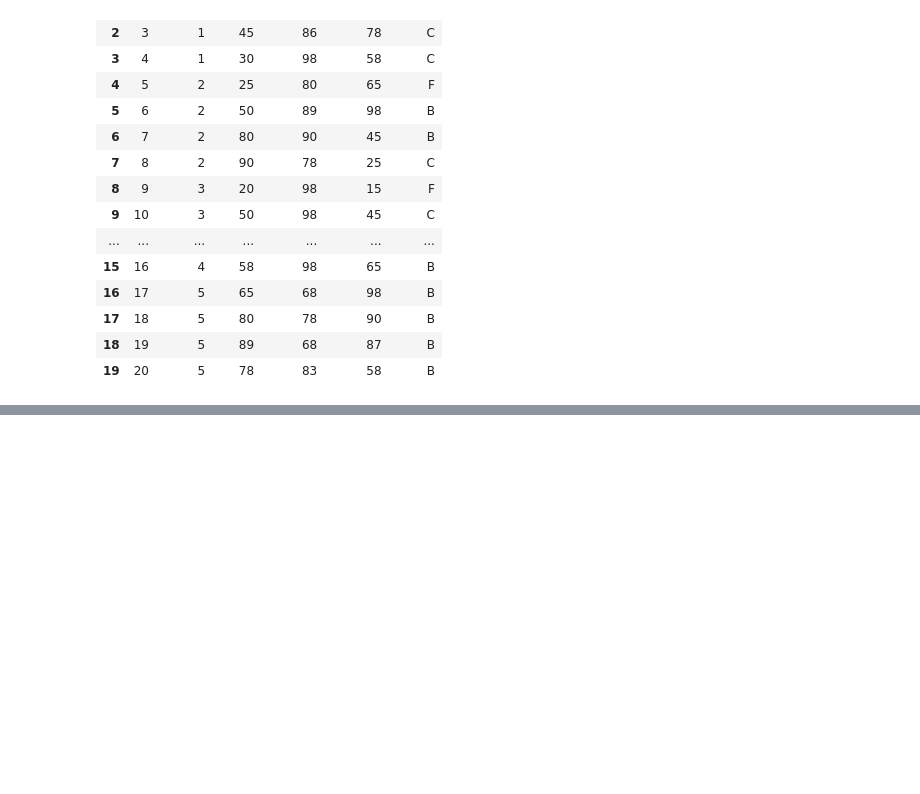
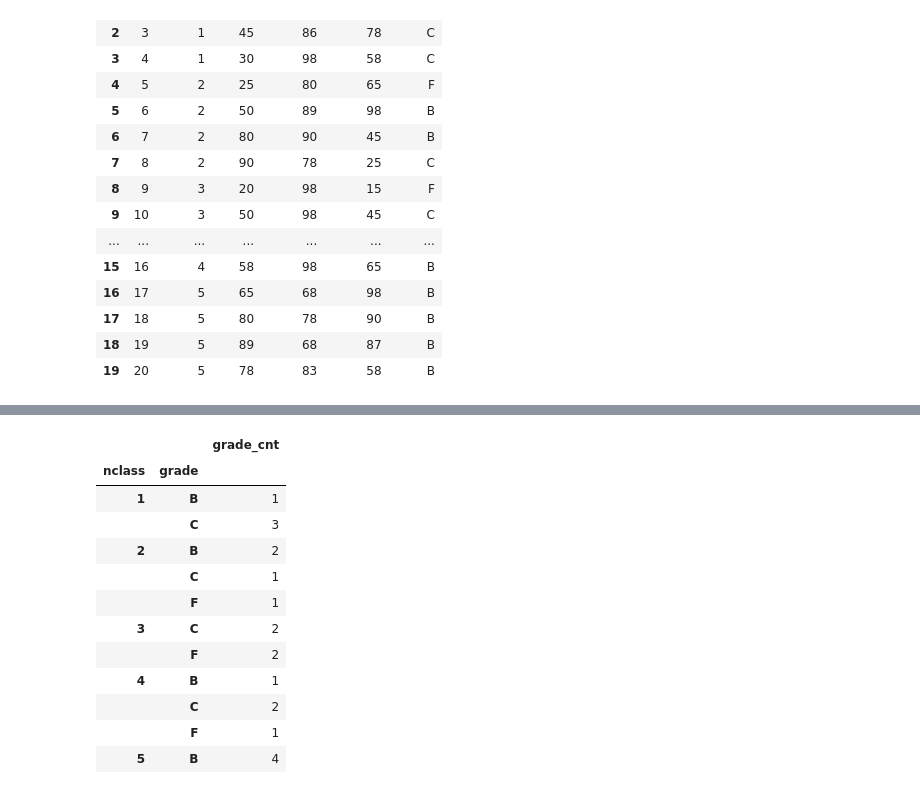
Before and after one commit to 2013je/Python_jpnb, a Jupyter notebook: 2.pandas.ipynb, the cells around one changed output, grey strips where cells are left out. Cells and saved outputs as stored; diff of their text form; code cells hidden in the pictures; blank space fills up the shorter version.

```diff
--- a/2.pandas.ipynb
+++ b/2.pandas.ipynb
@@ -743,0 +792,20 @@ cats = pd.cut(df_age['ages'],)
+# %%
+# 중복인덴스 데이터 접근(멀티인덱스)
+exam_gb=exam.groupby(['nclass','grade']).agg(grade_cnt = ('grade','count'))
+exam_gb
+# exam_gb.loc=[(5,'B')]
+# 오류남
+# %% [output]
+|  |  | grade_cnt |
+| nclass | grade |  |
+| 1 | B | 1 |
+|  | C | 3 |
+| 2 | B | 2 |
+|  | C | 1 |
+|  | F | 1 |
+| 3 | C | 2 |
+|  | F | 2 |
+| 4 | B | 1 |
+|  | C | 2 |
+|  | F | 1 |
+| 5 | B | 4 |
```
Also changed, not shown: parts of 8 cells of this notebook, 1 other file.
